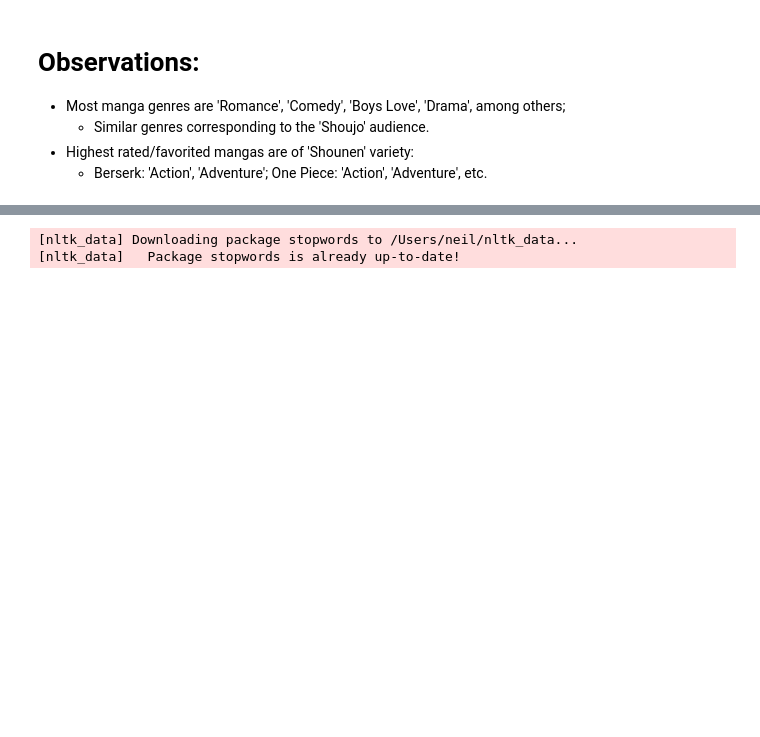
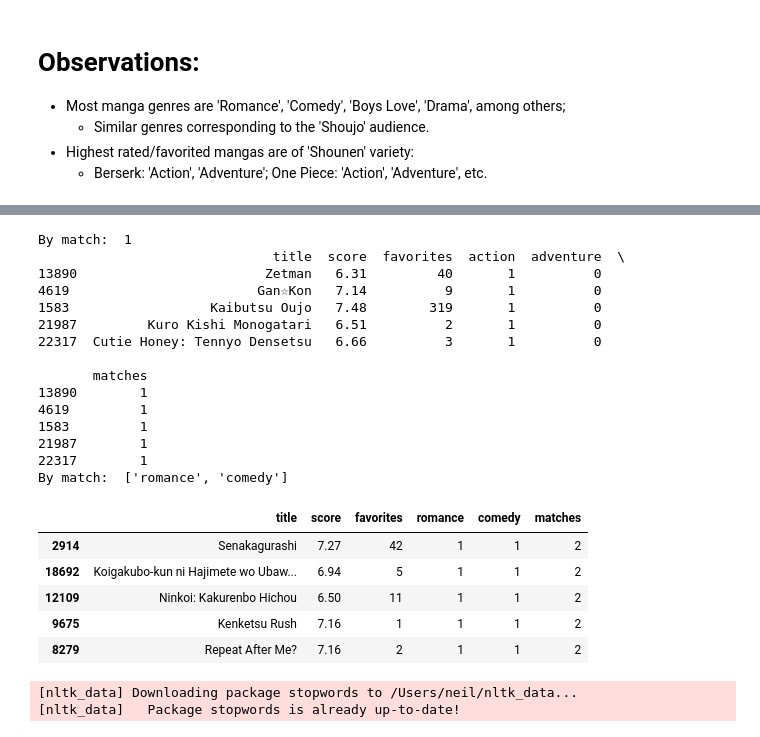
Before and after one commit to GlassesNoGlasses/PythonProjects, a Jupyter notebook: Weeb-Recommendations/manga_rec.ipynb, the cells around one changed output, grey strips where cells are left out. Cells and saved outputs as stored; diff of their text form; code cells hidden in the pictures; blank space fills up the shorter version.

```diff
--- a/Weeb-Recommendations/manga_rec.ipynb
+++ b/Weeb-Recommendations/manga_rec.ipynb
@@ -177,3 +215,42 @@ genre_data
+# %%
+# get reccomendations based on genres
+
+read_genres = ['action', 'adventure']
+match = 1
+numRecs = 5
+
+recs = get_by_genres(genre_data, read_genres, match, numRecs)
+print("By match: ", match)
+print(recs)
+
+read_genres = ['romance', 'comedy']
+match = ['romance', 'comedy']
+
+recs = get_by_genres(genre_data, read_genres, match, numRecs)
+print("By match: ", match)
+recs
+# %% [output]
+By match:  1
+                              title  score  favorites  action  adventure  \
+13890                        Zetman   6.31         40       1          0
+4619                        Gan☆Kon   7.14          9       1          0
+1583                  Kaibutsu Oujo   7.48        319       1          0
+21987         Kuro Kishi Monogatari   6.51          2       1          0
+22317  Cutie Honey: Tennyo Densetsu   6.66          3       1          0
+
+       matches
+13890        1
+4619         1
+1583         1
+21987        1
+22317        1
+By match:  ['romance', 'comedy']
+|  | title | score | favorites | romance | comedy | matches |
+| 2914 | Senakagurashi | 7.27 | 42 | 1 | 1 | 2 |
+| 18692 | Koigakubo-kun ni Hajimete wo Ubaw... | 6.94 | 5 | 1 | 1 | 2 |
+| 12109 | Ninkoi: Kakurenbo Hichou | 6.50 | 11 | 1 | 1 | 2 |
+| 9675 | Kenketsu Rush | 7.16 | 1 | 1 | 1 | 2 |
+| 8279 | Repeat After Me? | 7.16 | 2 | 1 | 1 | 2 |
 # %%
 import nltk
 from nltk.corpus import stopwords
```
Also changed, not shown: parts of 10 cells of this notebook.
